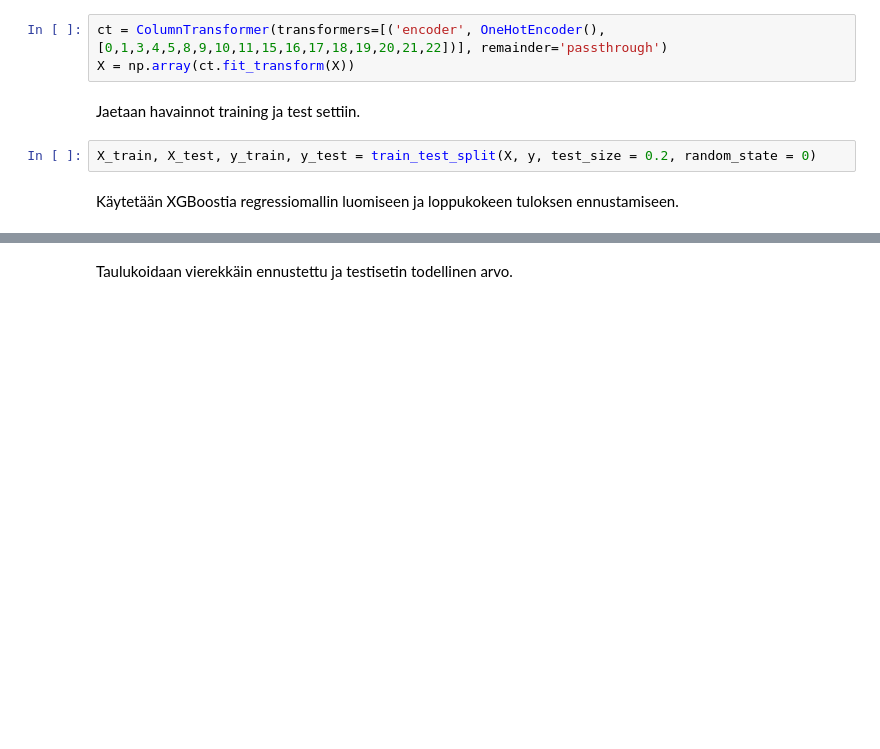
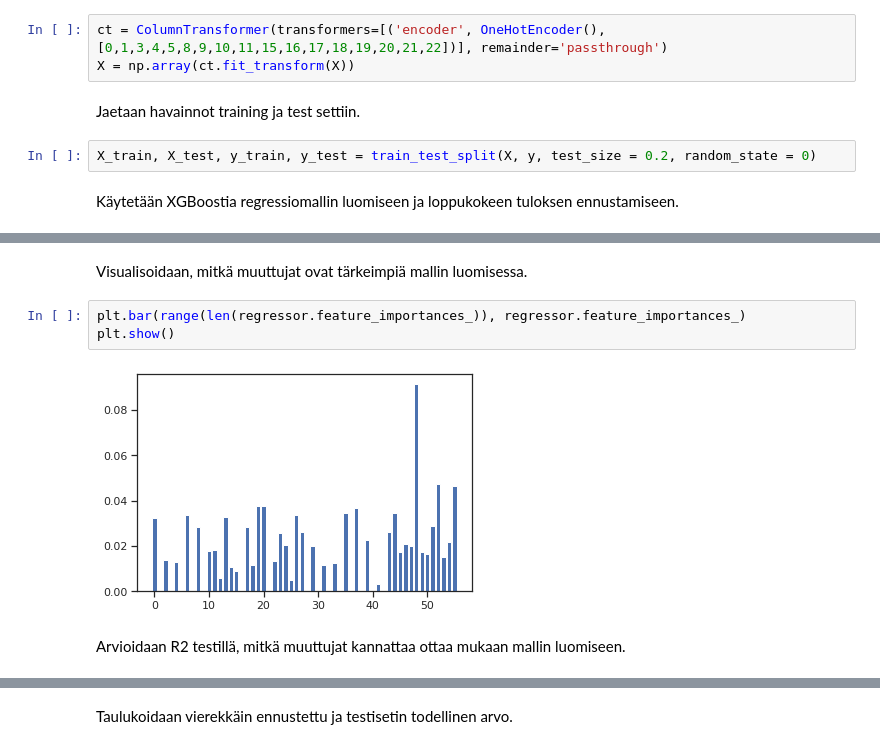
Before and after one commit to emarttila/Koodausnaytteet, a Jupyter notebook: Koneoppiminen_ja_datan_analysointi_(Student_Performance_dataset).ipynb, the cells around one changed output, grey strips where cells are left out. Cells and saved outputs as stored; diff of their text form; blank space fills up the shorter version.

```diff
--- a/Koneoppiminen_ja_datan_analysointi_(Student_Performance_dataset).ipynb
+++ b/Koneoppiminen_ja_datan_analysointi_(Student_Performance_dataset).ipynb
@@ -262,0 +263,9 @@ XGBRegressor(base_score=0.5, booster='gbtree', colsample_bylevel=1,
+# %% [markdown]
+Visualisoidaan, mitkä muuttujat ovat tärkeimpiä mallin luomisessa.
+# %%
+plt.bar(range(len(regressor.feature_importances_)), regressor.feature_importances_)
+plt.show()
+# %% [output]
+[figure, added]
+# %% [markdown]
+Arvioidaan R2 testillä, mitkä muuttujat kannattaa ottaa mukaan mallin luomiseen.
```
Also changed, not shown: parts of 17 cells of this notebook.
